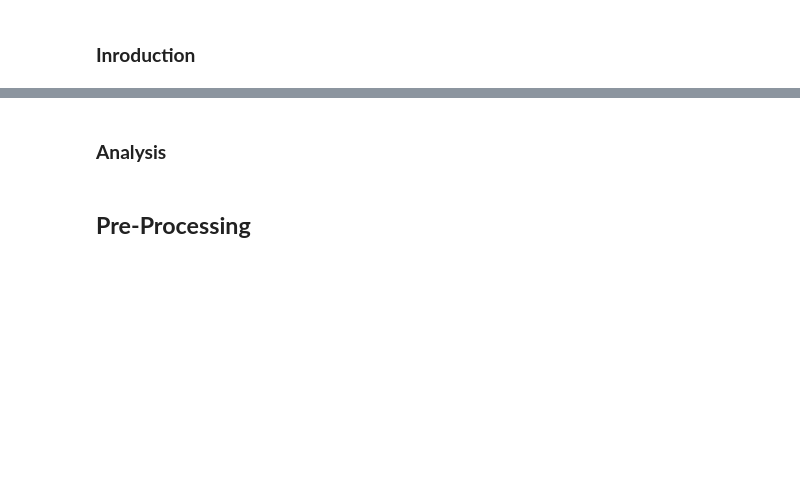
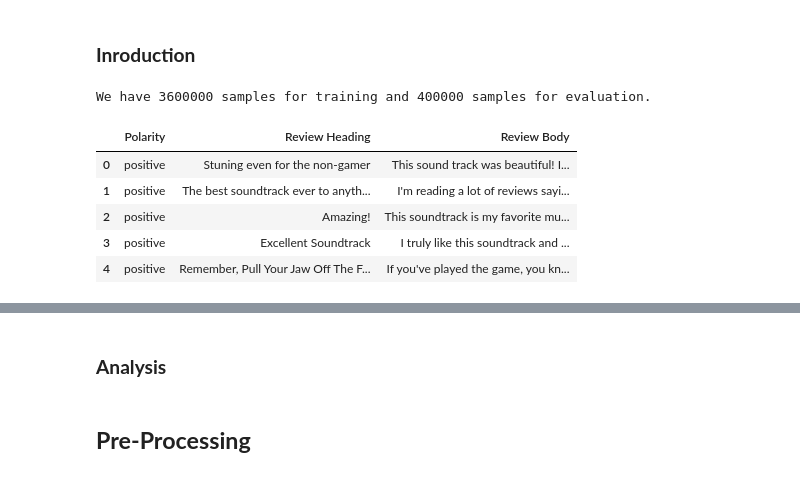
Before and after one commit to mojtabaSefidi/Small-AI-Projects, a Jupyter notebook: Sentiment_Analysis_Using_DeepLearning.ipynb, the cells around one changed output, grey strips where cells are left out. Saved outputs shown, nothing was run; the diff lists cells and outputs as text; code cells hidden in the pictures; blank space fills up the shorter version.

Commit message:
Dataset & pre-processing have been done. - analysis is left - next step : text representation

```diff
--- a/Sentiment_Analysis_Using_DeepLearning.ipynb
+++ b/Sentiment_Analysis_Using_DeepLearning.ipynb
@@ -29,2 +27,20 @@ Archive:  /content/amazon-reviews.zip
 # %% [markdown]
 ### **Inroduction**
+# %%
+train_dataset = pd.read_csv('Amazon_Review_Train.csv', names=['Polarity', 'Review Heading', 'Review Body'], dtype={'Polarity':np.int8, 'Review Heading':str, 'Review Body':str})
+test_dataset = pd.read_csv('Amazon_Review_Test.csv', names=['Polarity', 'Review Heading', 'Review Body'], dtype={'Polarity':np.int8, 'Review Heading':str, 'Review Body':str})
+print(f'We have {len(train_dataset)} samples for training and {len(test_dataset)} samples for evaluation.')
+# %% [output]
+We have 3600000 samples for training and 400000 samples for evaluation.
+# %%
+train_dataset['Polarity'] = train_dataset['Polarity'].map({2:'positive', 1:'negative'})
+test_dataset['Polarity'] = test_dataset['Polarity'].map({2:'positive', 1:'negative'})
+# %%
+train_dataset.head()
+# %% [output]
+|  | Polarity | Review Heading | Review Body |
+| 0 | positive | Stuning even for the non-gamer | This sound track was beautiful! I... |
+| 1 | positive | The best soundtrack ever to anyth... | I'm reading a lot of reviews sayi... |
+| 2 | positive | Amazing! | This soundtrack is my favorite mu... |
+| 3 | positive | Excellent Soundtrack | I truly like this soundtrack and ... |
+| 4 | positive | Remember, Pull Your Jaw Off The F... | If you've played the game, you kn... |
```
Also changed, not shown: parts of 10 cells of this notebook.
